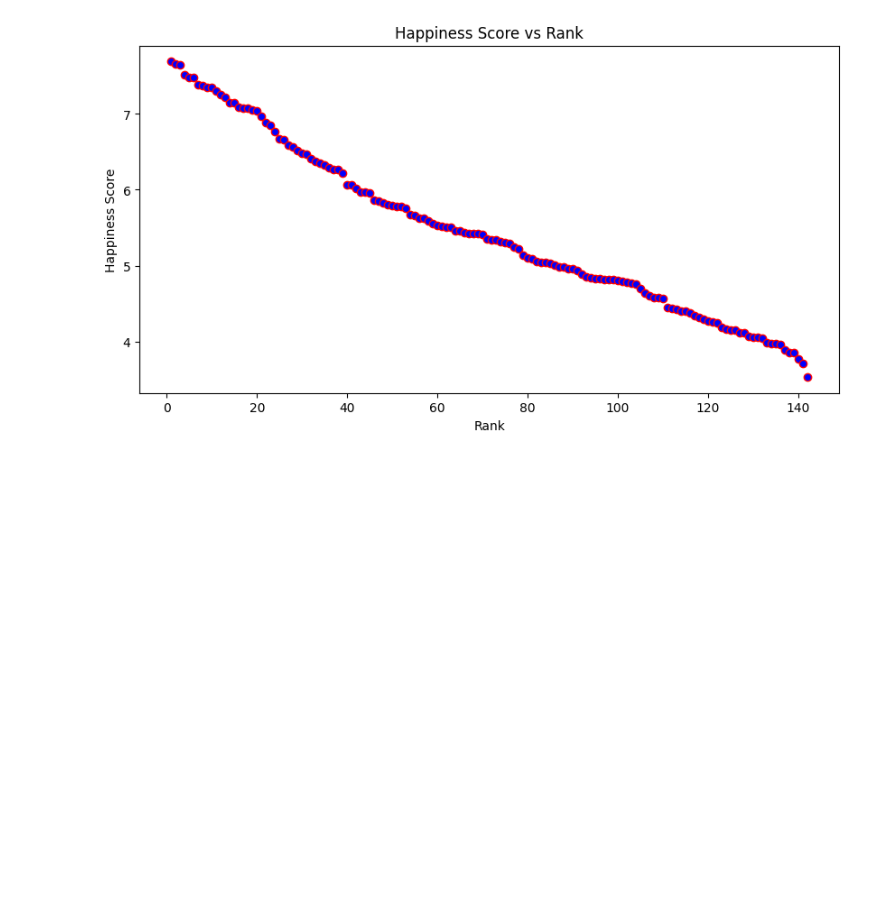
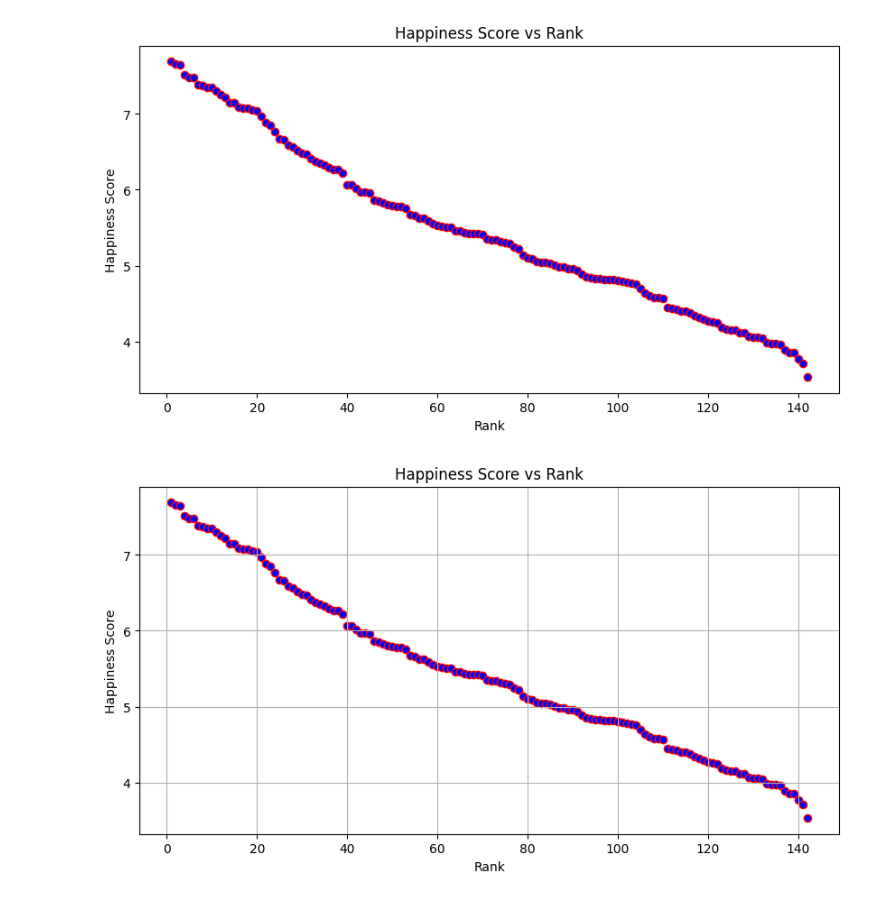
Before and after one commit to sudipto291088/Data110-Fall2025, a Jupyter notebook: Sudipto_Week2_in_class_python.ipynb, the cells around one changed output. Saved outputs shown, nothing was run; the diff lists cells and outputs as text; code cells hidden in the pictures; blank space fills up the shorter version.

```diff
--- a/Sudipto_Week2_in_class_python.ipynb
+++ b/Sudipto_Week2_in_class_python.ipynb
@@ -134,3 +134,13 @@ plt.title('Happiness Score vs Rank')
 plt.show()
 # %% [output]
 [figure]
+# %%
+plt.figure(figsize=(10,5))
+plt.scatter(ds['Rank'],ds['Happiness Score'],color='blue',alpha=1,edgecolors='red')
+plt.xlabel('Rank')
+plt.ylabel('Happiness Score')
+plt.title('Happiness Score vs Rank')
+plt.grid(True)
+plt.show()
+# %% [output]
+[figure, added]
```
